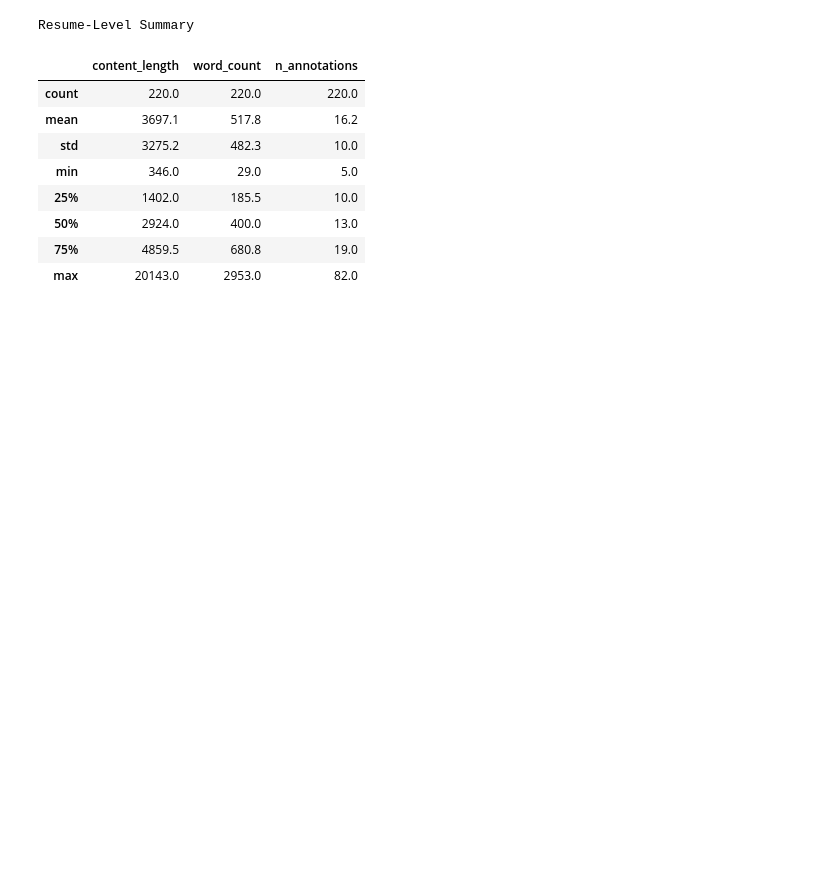
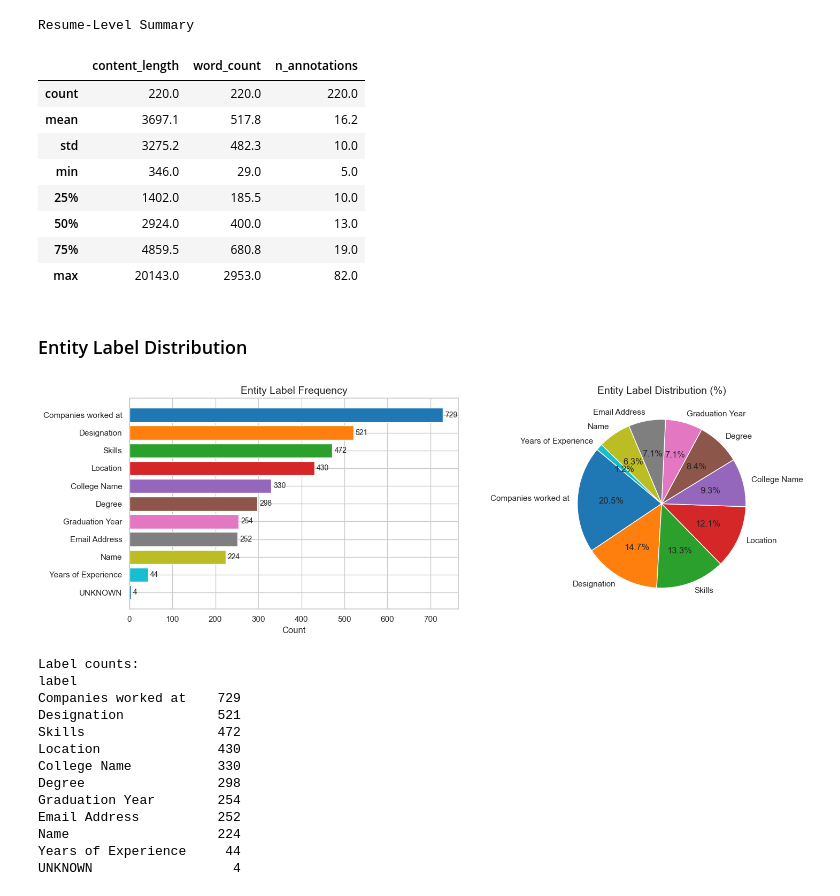
Before and after one commit to michellaprojects/nlp-ner, a Jupyter notebook: notebooks/EDA2.ipynb, the cells around one changed output. Cells and saved outputs as stored; diff of their text form; code cells hidden in the pictures; blank space fills up the shorter version.

Commit message:
Entity Label Distribution

```diff
--- a/notebooks/EDA2.ipynb
+++ b/notebooks/EDA2.ipynb
@@ -110,3 +110,46 @@ Resume-Level Summary
 | 50% | 2924.0 | 400.0 | 13.0 |
 | 75% | 4859.5 | 680.8 | 19.0 |
 | max | 20143.0 | 2953.0 | 82.0 |
+# %% [markdown]
+### Entity Label Distribution
+# %%
+label_counts = df['label'].value_counts()
+
+fig, axes = plt.subplots(1, 2, figsize=(15, 5))
+
+# Bar chart
+colors = sns.color_palette('tab10', len(label_counts))
+bars = axes[0].barh(label_counts.index[::-1], label_counts.values[::-1], color=colors[::-1])
+axes[0].set_xlabel("Count")
+axes[0].set_title("Entity Label Frequency")
+for bar, val in zip(bars, label_counts.values[::-1]):
+    axes[0].text(bar.get_width() + 5, bar.get_y() + bar.get_height()/2,
+                 str(val), va='center', fontsize=10)
+
+# Pie chart
+# Exclude UNKNOWN from pie
+pie_data = label_counts[label_counts.index != 'UNKNOWN']
+axes[1].pie(pie_data, labels=pie_data.index, autopct='%1.1f%%',
+            startangle=140, colors=colors[:len(pie_data)])
+axes[1].set_title("Entity Label Distribution (%)")
+
+plt.tight_layout()
+plt.show()
+
+print("\nLabel counts:")
+print(label_counts.to_string())
+# %% [output]
+[figure, added]
+Label counts:
+label
+Companies worked at    729
+Designation            521
+Skills                 472
+Location               430
+College Name           330
+Degree                 298
+Graduation Year        254
+Email Address          252
+Name                   224
+Years of Experience     44
+UNKNOWN                  4
```
